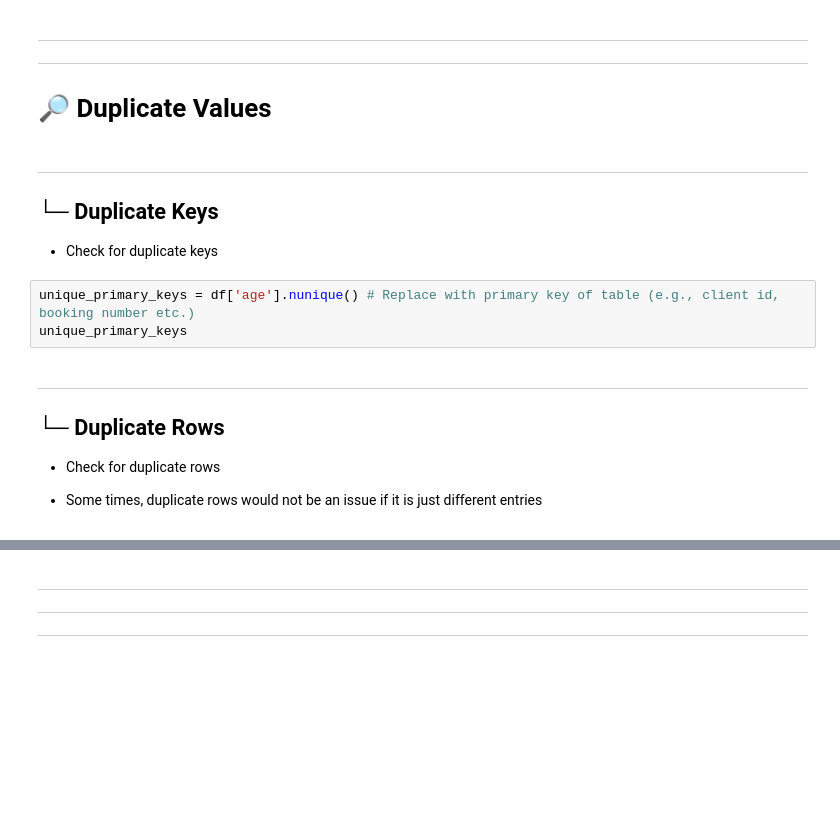
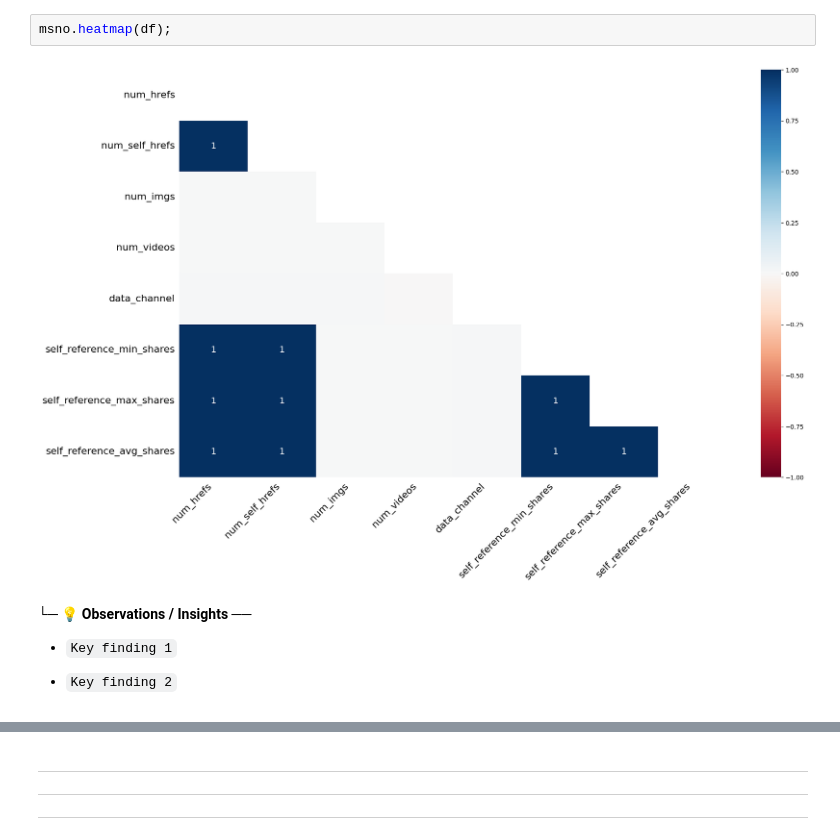
Before and after one commit to JoelNgiamKeeYong/ai-sandbox, a Jupyter notebook: 100 - DATA INGESTION/103 - Data Exploration/basic_exploration.ipynb, the cells around one changed output, grey strips where cells are left out. Cells and saved outputs as stored; diff of their text form; blank space fills up the shorter version.

```diff
--- a/100 - DATA INGESTION/103 - Data Exploration/basic_exploration.ipynb
+++ b/100 - DATA INGESTION/103 - Data Exploration/basic_exploration.ipynb
@@ -249,19 +354,10 @@ plot_missing_value_correlation(df, missing_cols)
-# %% [markdown]
----
----
-# **🔎 Duplicate Values**
-# %% [markdown]
----
-## **└─ Duplicate Keys**
-
-- Check for duplicate keys
-# %%
-unique_primary_keys = df['age'].nunique() # Replace with primary key of table (e.g., client id, booking number etc.)
-unique_primary_keys
-# %% [markdown]
----
-## **└─ Duplicate Rows**
-
-- Check for duplicate rows
-
-- Some times, duplicate rows would not be an issue if it is just different entries
+# %%
+msno.heatmap(df);
+# %% [output]
+[figure, added]
+# %% [markdown]
+**└─ 💡 Observations / Insights ──**
+
+- `Key finding 1`
+
+- `Key finding 2`
```
Also changed, not shown: parts of 62 cells of this notebook, 26 other files.
